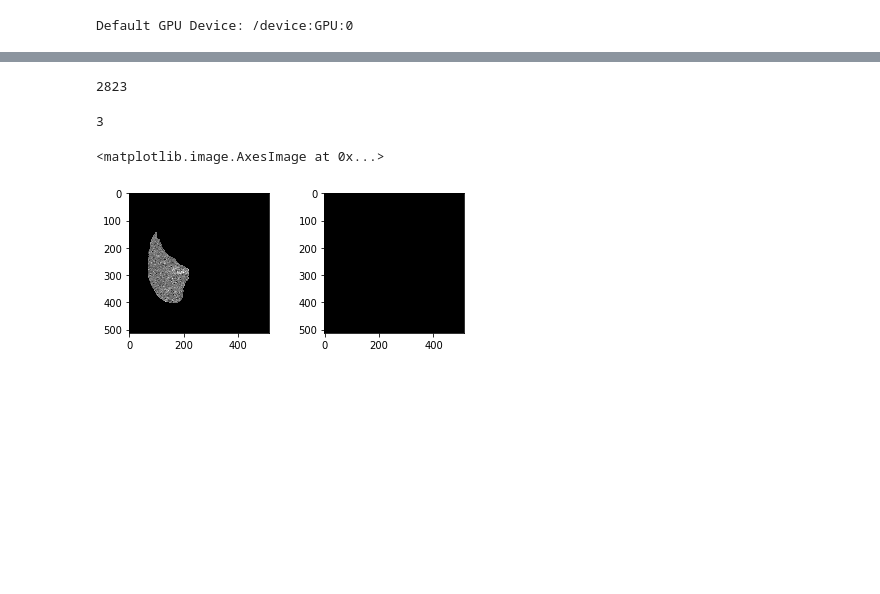
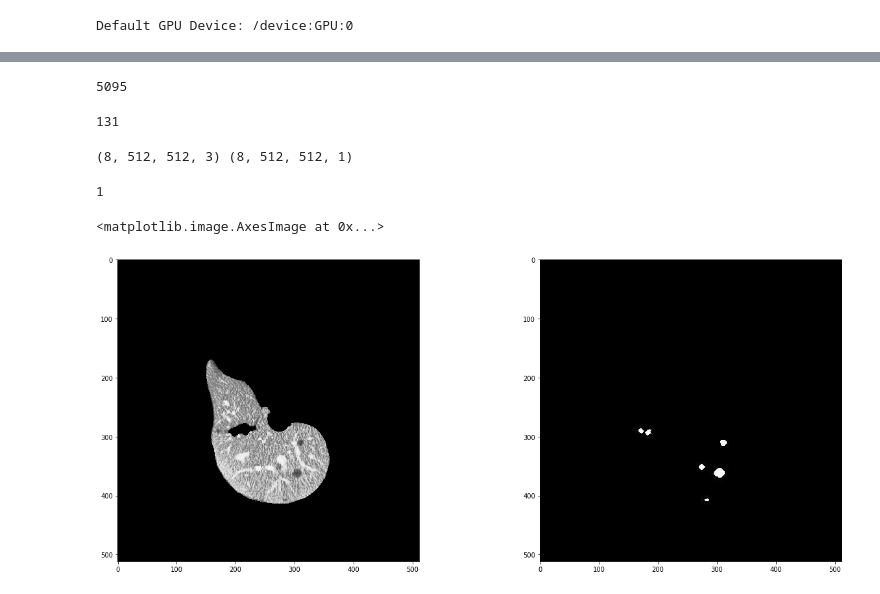
Before and after one commit to AmirZaghloul/Liver-Tumor-Segmentation-using-CNNs, a Jupyter notebook: tumor_CNN.ipynb, the cells around one changed output, grey strips where cells are left out. Drawn from its saved outputs; the diff is of its cells as text; code cells hidden in the pictures; blank space fills up the shorter version.

```diff
--- a/tumor_CNN.ipynb
+++ b/tumor_CNN.ipynb
@@ -171,27 +161,41 @@ class DataGen(keras.utils.Sequence):
     def __len__(self):
         return int(np.ceil(len(self.ids)/float(self.batch_size)))
 # %%
-image_size = 128
+image_size =  256
 train_path = "train"
 batch_size = 8
-
+epochs = 3
 ## Training Ids
 images = []
 for file in os.listdir(os.path.join(train_path, "patients")):
-#     if not (file.startswith("1.5") or file.startswith("1.7") or file.startswith("1.11") or file.startswith("1.14")or file.startswith("1.20")):
+
     images.append(file)
 print(len(images))
 
 
 ## Validation Data Size
-val_data_size = 600
+val_data_size = 800
 
 valid_ids = images[:val_data_size]
 train_ids = images[val_data_size:]
 
-epochs = len(train_ids)//batch_size
+# partition = len(train_ids_all)//5
+# offset = 2
+
+# train_ids = train_ids_all[:partition*offset] #subset
+# print(len(train_ids))
 # %% [output]
-2823
+5095
+# %%
+temp_epochs = train_ids[:240]
+count = 0
+for tumor in temp_epochs:
+    mask = cv2.imread(os.path.join('train','masks','merged_livertumors', tumor+'.jpg'))
+    if 1 in mask:
+        count += 1
+print(count)
+# %% [output]
+131
 # %%
 def step1_preprocess_img_slice(img_slc):
     """
@@ -207,19 +209,22 @@ def step1_preprocess_img_slice(img_slc):
     return img_slc
 # %%
 gen = DataGen(train_ids, train_path, batch_size=batch_size, image_size=image_size)
-x, y = gen.__getitem__(0)
+x, y = gen.__getitem__(1)
+print(x.shape,y.shape)
+# %% [output]
+(8, 512, 512, 3) (8, 512, 512, 1)
 # %%
-r = random.randint(0, len(x)-1)
-# r=2
-fig = plt.figure()
+# r = random.randint(0, len(x)-1)
+r = 1
+fig = plt.figure(figsize=(20, 20))
 fig.subplots_adjust(hspace=0.4, wspace=0.4)
 ax = fig.add_subplot(1, 2, 1)
 ax.imshow(x[r])
 print(r)
 ax = fig.add_subplot(1, 2, 2)
 ax.imshow(np.reshape(y[r], (image_size, image_size)), cmap="gray")
 # %% [output]
-3
+1
 <matplotlib.image.AxesImage at 0x...>
-[figure, old version]
+[figure, new version]
 # %%
```
Also changed, not shown: parts of 17 cells of this notebook, 1 other file.
